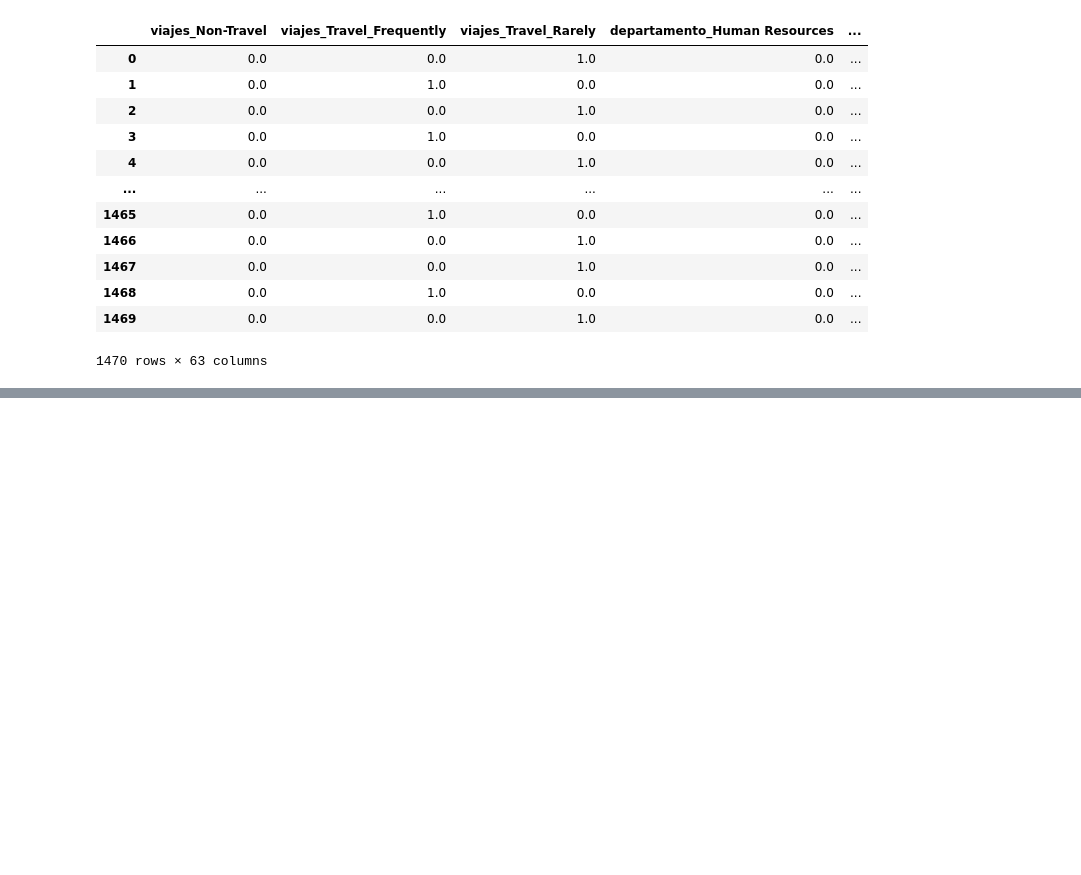
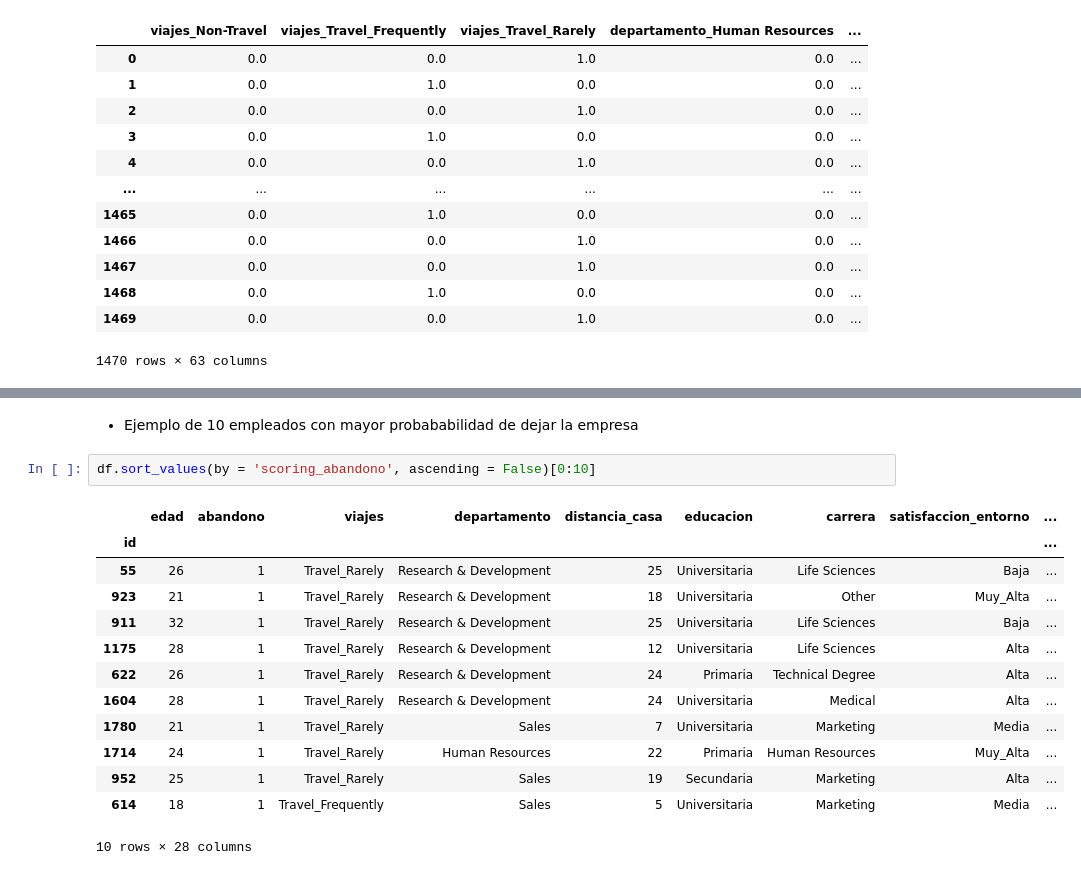
Before and after one commit to JohnFrankIb/DS4B, a Jupyter notebook: main.ipynb, the cells around one changed output, grey strips where cells are left out. Saved outputs shown, nothing was run; the diff lists cells and outputs as text; blank space fills up the shorter version.

```diff
--- a/main.ipynb
+++ b/main.ipynb
@@ -450,0 +538,18 @@ df_ml
+# %% [markdown]
+- Ejemplo de 10 empleados con mayor probababilidad de dejar la empresa
+# %%
+df.sort_values(by = 'scoring_abandono', ascending = False)[0:10]
+# %% [output]
+|  | edad | abandono | viajes | departamento | distancia_casa | educacion | carrera | satisfaccion_entorno | ... |
+| id |  |  |  |  |  |  |  |  | ... |
+| 55 | 26 | 1 | Travel_Rarely | Research & Development | 25 | Universitaria | Life Sciences | Baja | ... |
+| 923 | 21 | 1 | Travel_Rarely | Research & Development | 18 | Universitaria | Other | Muy_Alta | ... |
+| 911 | 32 | 1 | Travel_Rarely | Research & Development | 25 | Universitaria | Life Sciences | Baja | ... |
+| 1175 | 28 | 1 | Travel_Rarely | Research & Development | 12 | Universitaria | Life Sciences | Alta | ... |
+| 622 | 26 | 1 | Travel_Rarely | Research & Development | 24 | Primaria | Technical Degree | Alta | ... |
+| 1604 | 28 | 1 | Travel_Rarely | Research & Development | 24 | Universitaria | Medical | Alta | ... |
+| 1780 | 21 | 1 | Travel_Rarely | Sales | 7 | Universitaria | Marketing | Media | ... |
+| 1714 | 24 | 1 | Travel_Rarely | Human Resources | 22 | Primaria | Human Resources | Muy_Alta | ... |
+| 952 | 25 | 1 | Travel_Rarely | Sales | 19 | Secundaria | Marketing | Alta | ... |
+| 614 | 18 | 1 | Travel_Frequently | Sales | 5 | Universitaria | Marketing | Media | ... |
+10 rows × 28 columns
```
Also changed, not shown: parts of 20 cells of this notebook.
